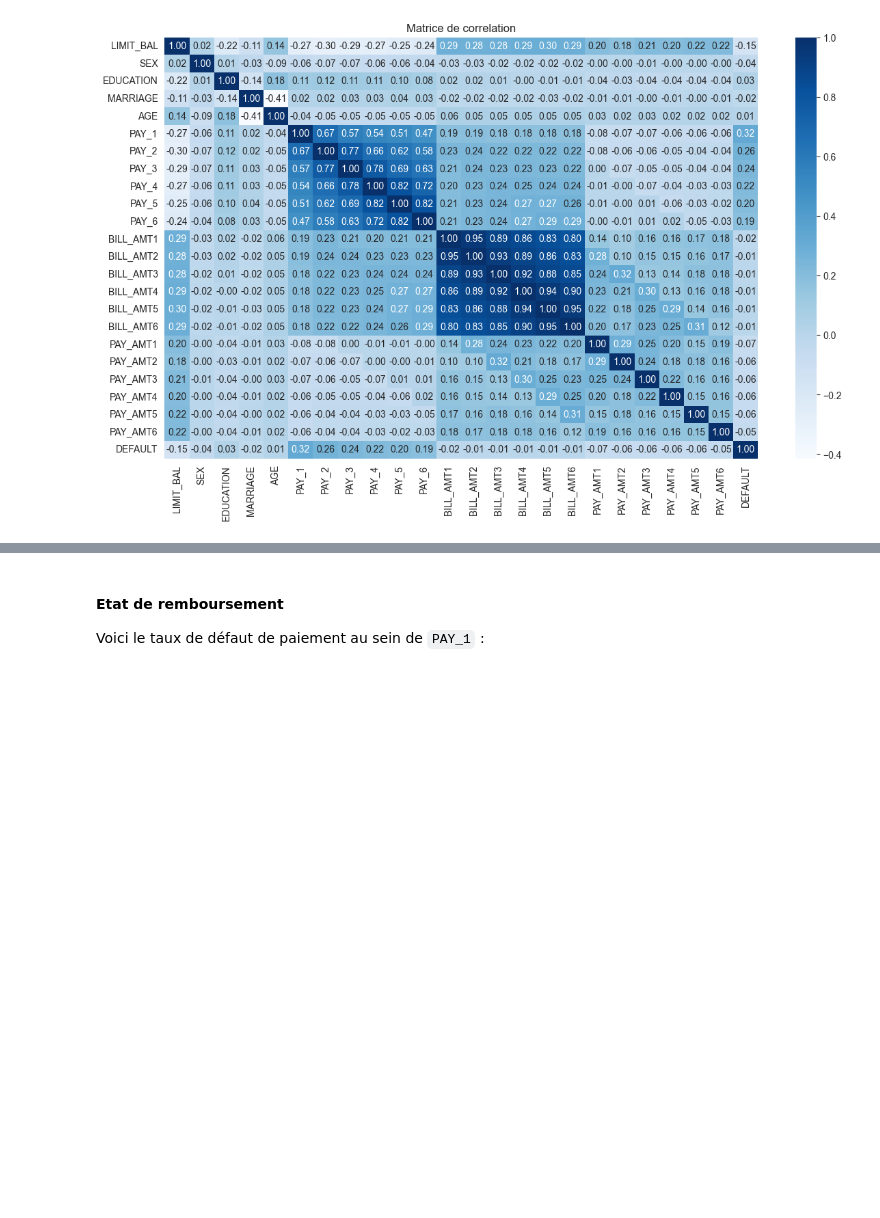
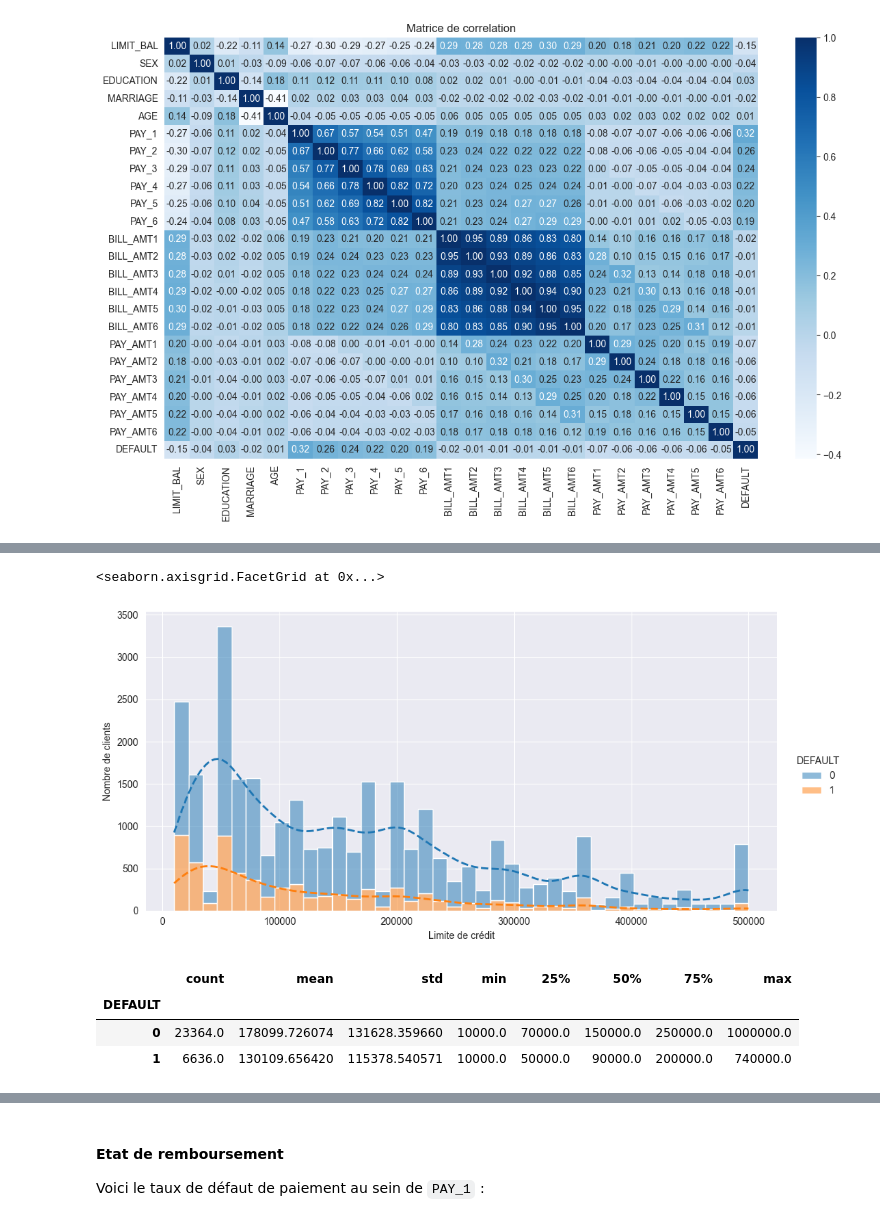
Before and after one commit to Alhern/defaults_prediction, a Jupyter notebook: credit_default.ipynb, the cells around one changed output, grey strips where cells are left out. Cells and saved outputs as stored; diff of their text form; code cells hidden in the pictures; blank space fills up the shorter version.

```diff
--- a/credit_default.ipynb
+++ b/credit_default.ipynb
@@ -158,0 +167,14 @@ plt.ticklabel_format(style="plain")
+# %%
+# regardons le même graphique sans les outliers (LIMIT_BAL > 500.000)
+sns.displot(data=df[df['LIMIT_BAL'] <= 500000], x="LIMIT_BAL", hue="DEFAULT", multiple="stack", stat='count', kde=True, line_kws={'ls':'--', 'lw':2}, height=5, aspect=2). \
+    set_axis_labels("Limite de crédit", "Nombre de clients")
+# %% [output]
+<seaborn.axisgrid.FacetGrid at 0x...>
+[figure, added]
+# %%
+df.groupby('DEFAULT')['LIMIT_BAL'].describe()
+# %% [output]
+|  | count | mean | std | min | 25% | 50% | 75% | max |
+| DEFAULT |  |  |  |  |  |  |  |  |
+| 0 | 23364.0 | 178099.726074 | 131628.359660 | 10000.0 | 70000.0 | 150000.0 | 250000.0 | 1000000.0 |
+| 1 | 6636.0 | 130109.656420 | 115378.540571 | 10000.0 | 50000.0 | 90000.0 | 200000.0 | 740000.0 |
```
Also changed, not shown: parts of 9 cells of this notebook.
